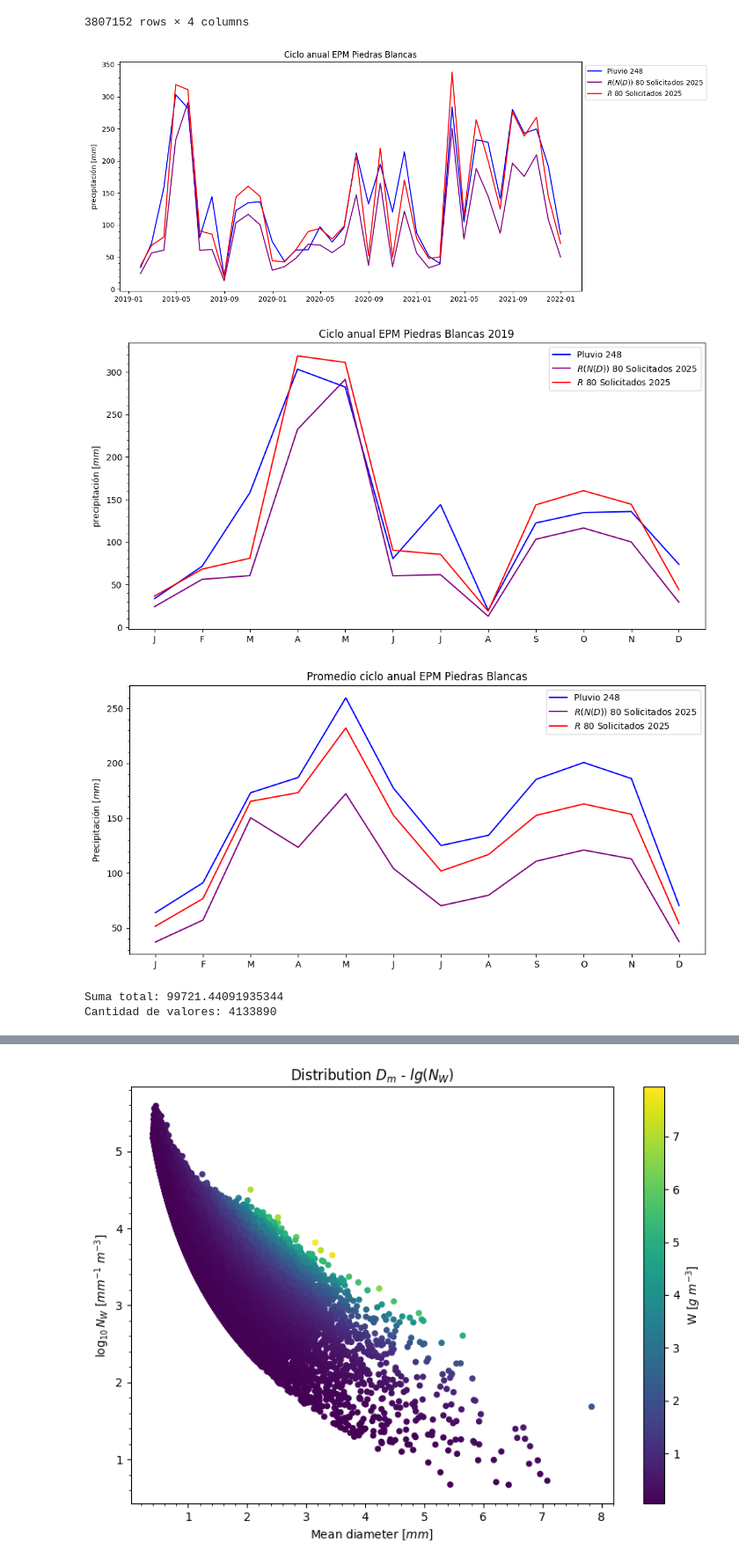
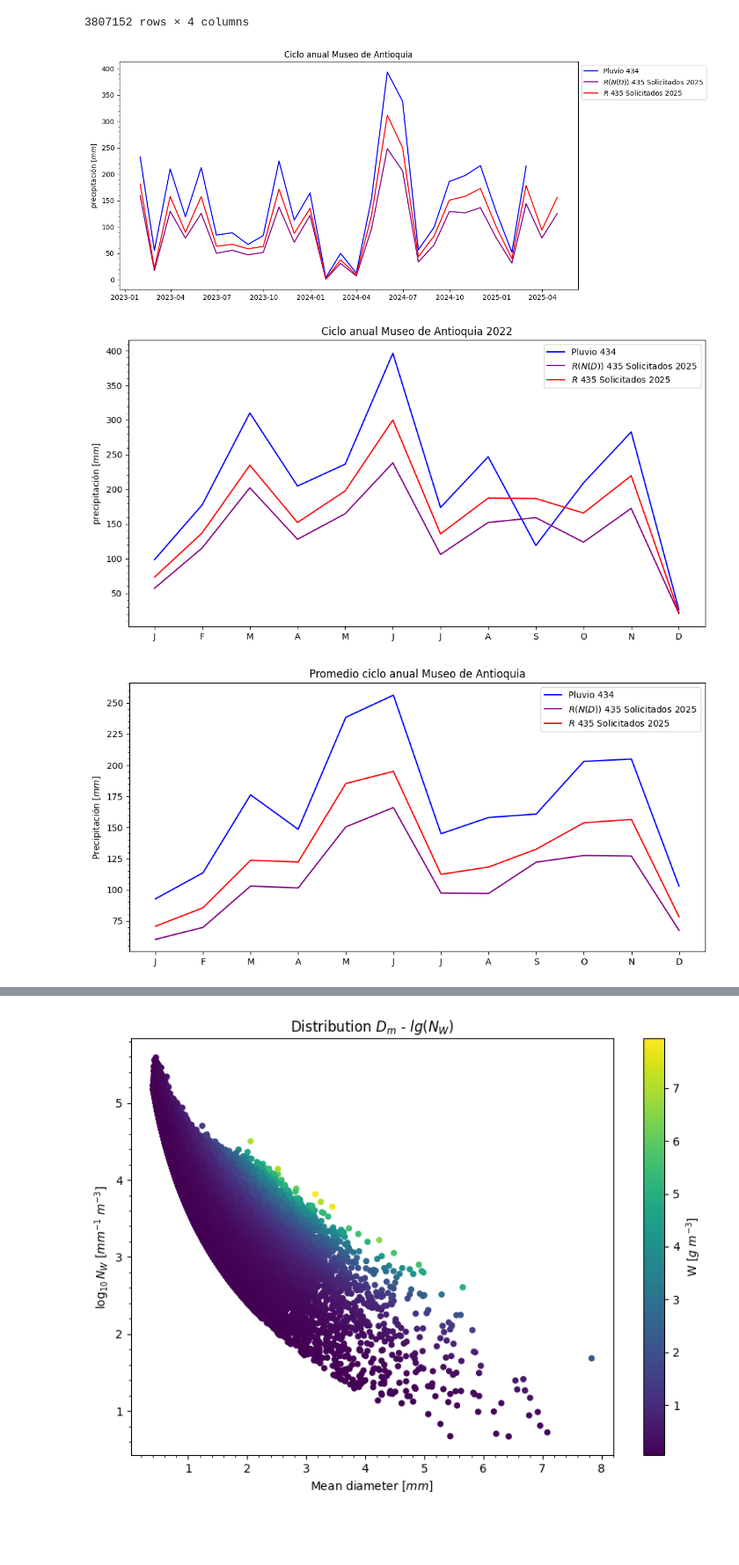
Before and after one commit to Juan-Pablo-17/Thies_to_Zarr, a Jupyter notebook: Thies_plot.ipynb, the cells around one changed output, grey strips where cells are left out. Shown at 88% size. Cells and saved outputs as stored; diff of their text form; code cells hidden in the pictures; blank space fills up the shorter version.

Commit message:
Distribution_Plots

```diff
--- a/Thies_plot.ipynb
+++ b/Thies_plot.ipynb
@@ -31,14 +31,14 @@ import seaborn as sns
 
 import Functions as Func
 # %%
-pluvio = pd.read_csv(r'E:\Universidad\Trabajo_de_Grado_Isabel\Datos_Solicitados_SIATA_JPC\Pluviometricas_cercanas\Filtradas\Pluviometrica_248.csv', index_col=0, parse_dates=True)
+pluvio = pd.read_csv(r'E:\Universidad\Trabajo_de_Grado_Isabel\Datos_Solicitados_SIATA_JPC\Pluviometricas_cercanas\Filtradas\Pluviometrica_434.csv', index_col=0, parse_dates=True)
 # ds_filtered = xr.open_zarr(r"E:\Universidad\Trabajo_de_Grado_Isabel\Rain_drop_Size_Data\Siata\Solicitud_Disdros\Thies_Zarr\77_filtrado.zarr")
-ds_JPC = xr.open_zarr(r"E:\Universidad\Trabajo_de_Grado_Isabel\Datos_Solicitados_SIATA_JPC\resultados\Zarr\80_events.zarr")
-ds_1 = xr.open_zarr(r"E:\Universidad\Trabajo_de_Grado_Isabel\Datos_Solicitados_SIATA_JPC\resultados\Zarr\80_filtrado.zarr")
+ds_JPC = xr.open_zarr(r"E:\Universidad\Trabajo_de_Grado_Isabel\Datos_Solicitados_SIATA_JPC\resultados\Zarr\435_events.zarr")
+ds_1 = xr.open_zarr(r"E:\Universidad\Trabajo_de_Grado_Isabel\Datos_Solicitados_SIATA_JPC\resultados\Zarr\435_filtrado.zarr")
 
-Pluvio = 248
-Disdro = 80
-Dis_name = 'EPM Piedras Blancas'
+Pluvio = 434
+Disdro = 435
+Dis_name = 'Museo de Antioquia'
 # %%
 # display(ds_filtered)
 display(ds_JPC)
@@ -91,24 +91,24 @@ Olaya_Herrera = (63.2,	81.4,	129.1,	170.7,	213.5,	149.4,	133.1,	139.7,	181.8,	22
 # %%
 plt.figure(figsize=(12, 6))
 plt.title(f'Ciclo anual {Dis_name}')
-plt.plot(monthly_r_g.loc[slice('2019','2021')], label=f'Pluvio {Pluvio}', color='blue')
+plt.plot(monthly_r_g.loc[slice('2023','2025')], label=f'Pluvio {Pluvio}', color='blue')
 # plt.plot(monthly_r_int_2023.loc[slice('2019','2021')], label=f'$R(N(D))$ {Disdro} Solicitados 2023', color='green')
-plt.plot(monthly_r_int_2025.loc[slice('2019','2021')], label=f'$R(N(D))$ {Disdro} Solicitados 2025', color='purple')
-plt.plot(R.loc[slice('2019','2021')], label=f'$R$ {Disdro} Solicitados 2025', color='Red')
+plt.plot(monthly_r_int_2025.loc[slice('2023','2025')], label=f'$R(N(D))$ {Disdro} Solicitados 2025', color='purple')
+plt.plot(R.loc[slice('2023','2025')], label=f'$R$ {Disdro} Solicitados 2025', color='Red')
 
 plt.ylabel('precipitación $[mm]$')
 
 # Configurar minor ticks
 plt.gca().yaxis.set_minor_locator(ticker.AutoMinorLocator())
 plt.legend()
 
 plt.legend(bbox_to_anchor=(1.00, 1), loc='upper left')
 
 plt.show()
 # %% [output]
-[figure, old version]
+[figure, new version]
 # %%
-Year = 2019
+Year = 2022
 
 plt.figure(figsize=(12, 6))
 plt.title(f'Ciclo anual {Dis_name} {Year}')
@@ -130,7 +130,7 @@ plt.legend()
 
 plt.show()
 # %% [output]
-[figure, old version]
+[figure, new version]
 # %%
 plt.figure(figsize=(10, 5))
 
@@ -156,13 +156,4 @@ plt.legend()
 
 plt.show()
 # %% [output]
-[figure, old version]
+[figure, new version]
-# %%
-suma = np.nansum(ds_JPC['lwc_filt'].values)
-print(f"Suma total: {suma}")
-
-cantidad = np.count_nonzero(~np.isnan(ds_JPC['lwc_filt'].values))
-print(f"Cantidad de valores: {cantidad}")
-# %% [output]
-Suma total: 99721.44091935344
-Cantidad de valores: 4133890
```
Also changed, not shown: parts of 3 cells of this notebook, 2 other files.
